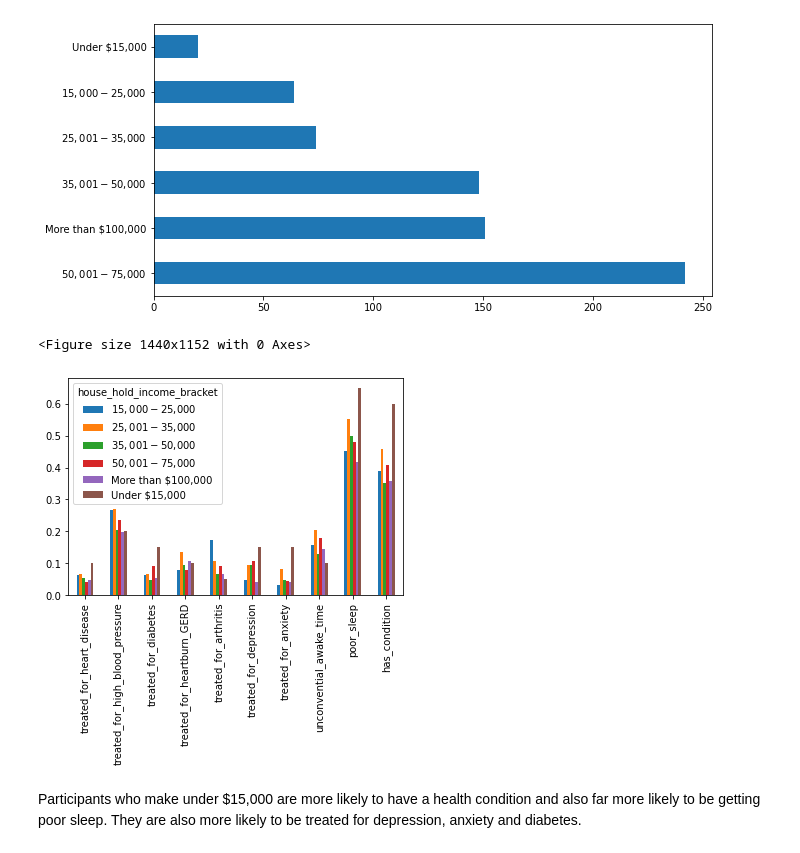
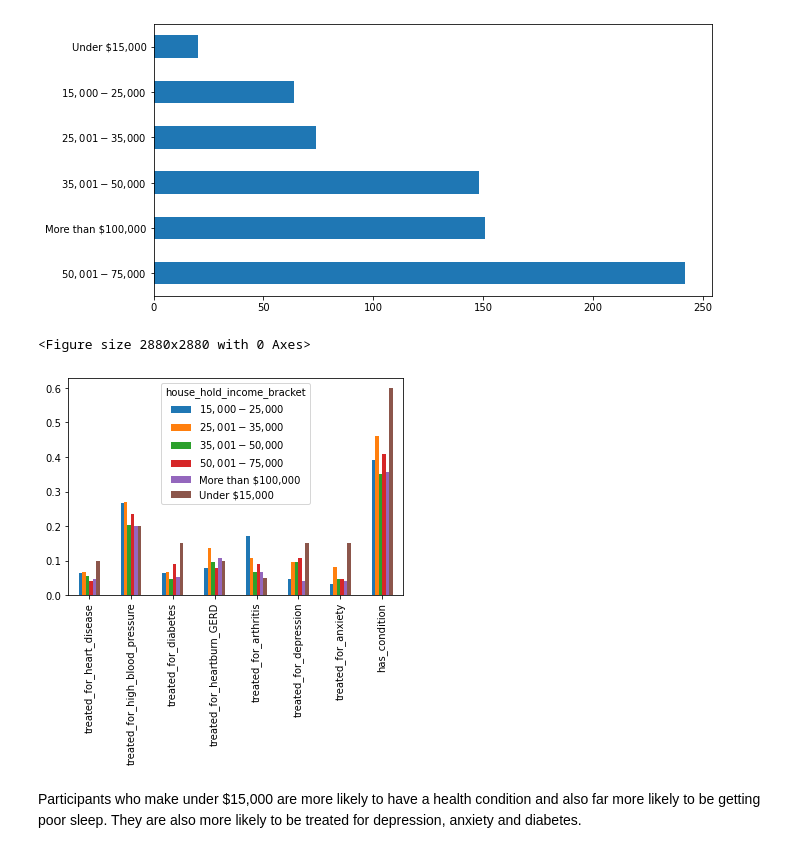
Before and after one commit to meadoh/Sleep-Analysis, a Jupyter notebook: Part 2 - EDA.ipynb, the cells around one changed output. Saved outputs shown, nothing was run; the diff lists cells and outputs as text; code cells hidden in the pictures.

```diff
--- a/Part 2 - EDA.ipynb
+++ b/Part 2 - EDA.ipynb
@@ -247,14 +338,18 @@ df['house_hold_income_bracket'].value_counts().plot(kind = 'barh');
 # %% [output]
 [figure]
 # %%
-plt.figure(figsize = (20,16))
+plt.figure(figsize = (40,40))
 df.drop(columns = ['length_of_average_nap',
                    'naps_per_month', 'age',
                    'usual_sleep_per_night',
                    'employment_status',
-                   'avg_weekly_hours_worked']).groupby('house_hold_income_bracket').mean().T.plot(kind='bar');
+                   'avg_weekly_hours_worked',
+                   'unconvential_awake_time',
+                   'snores',
+                   'poor_sleep',
+                   'overworked']).groupby('house_hold_income_bracket').mean().T.plot(kind='bar');
 # %% [output]
-<Figure size 1440x1152 with 0 Axes>
+<Figure size 2880x2880 with 0 Axes>
-[figure, old version]
+[figure, new version]
 # %% [markdown]
 Participants who make under $15,000 are more likely to have a health condition and also far more likely to be getting poor sleep. They are also more likely to be treated for depression, anxiety and diabetes.
```
Also changed, not shown: parts of 34 cells of this notebook, 7 other files.
